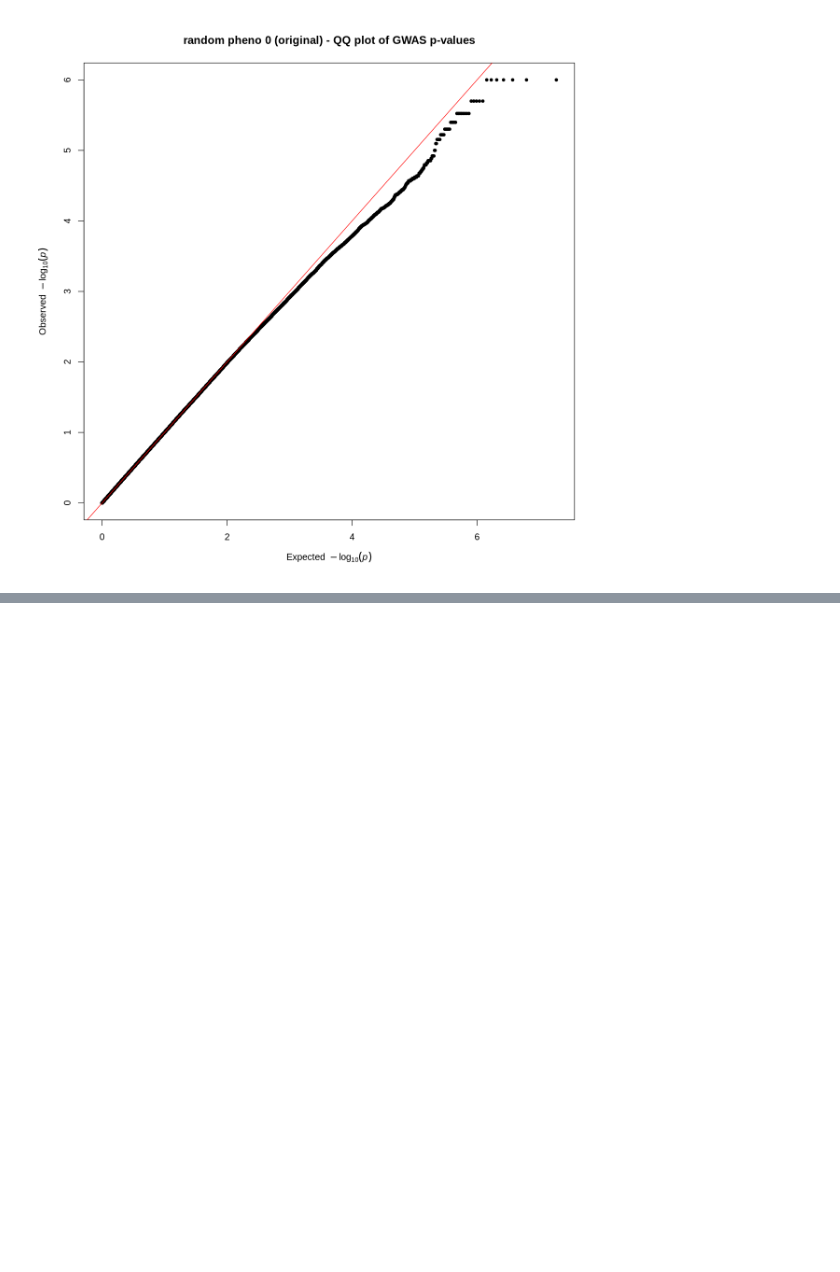
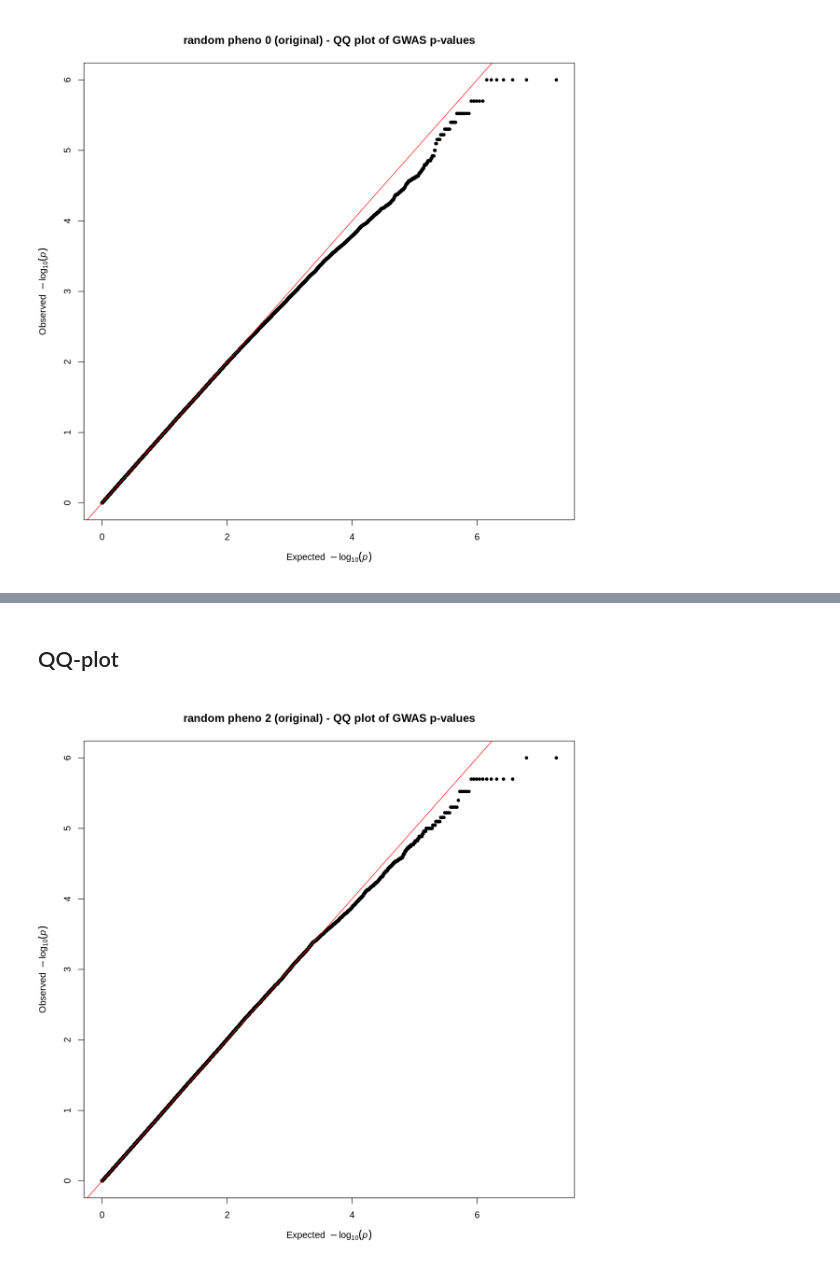
Before and after one commit to pivlab/phenoplier, a Jupyter notebook: nbs/15_gsa_gls/20-null_simulations/05_gwas/09_05-gwas-qqplot.ipynb, the cells around one changed output, grey strips where cells are left out. Cells and saved outputs as stored; diff of their text form; code cells hidden in the pictures; blank space fills up the shorter version.

```diff
--- a/nbs/15_gsa_gls/20-null_simulations/05_gwas/09_05-gwas-qqplot.ipynb
+++ b/nbs/15_gsa_gls/20-null_simulations/05_gwas/09_05-gwas-qqplot.ipynb
@@ -192,0 +476,11 @@ qq(
+# %% [markdown]
+## QQ-plot
+# %%
+options(repr.plot.width = 10, repr.plot.height = 10)
+
+qq(
+    gwas$P,
+    main = paste0("random pheno ", pheno_code, " (", title_prefix, ")", " - QQ plot of GWAS p-values")
+)
+# %% [output]
+[figure, added]
```
Also changed, not shown: parts of 90 cells of this notebook, 7 other files.
